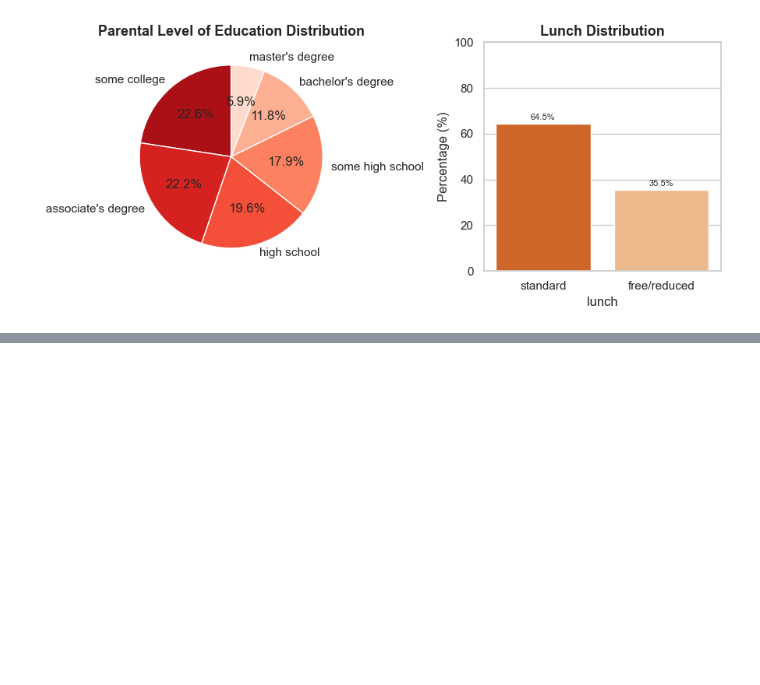
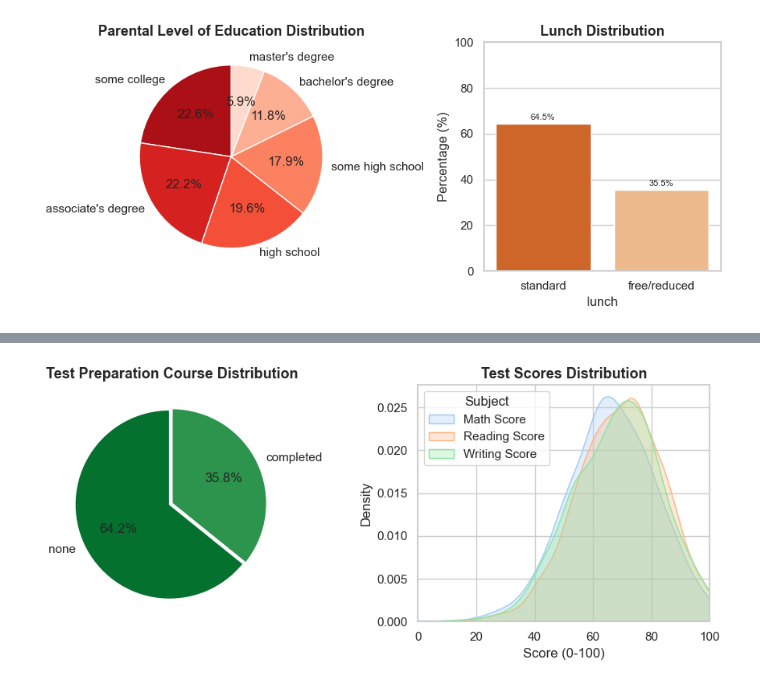
Before and after one commit to Rasul-Mushtaq/student-performance, a Jupyter notebook: Rdata.ipynb, the cells around one changed output, grey strips where cells are left out. Saved outputs shown, nothing was run; the diff lists cells and outputs as text; code cells hidden in the pictures; blank space fills up the shorter version.

Commit message:
visualized all the data

```diff
--- a/Rdata.ipynb
+++ b/Rdata.ipynb
@@ -184,0 +222,31 @@ plt.show()
+# %%
+sns.set_theme(style="whitegrid", palette="pastel")
+fig, axes = plt.subplots(1, 2, figsize=(9, 4))
+
+course_counts = df["test preparation course"].value_counts()
+
+axes[0].pie(
+    course_counts.values,
+    labels=course_counts.index,
+    autopct="%.1f%%",
+    colors=sns.color_palette("Greens_r"),
+    startangle=90,
+    explode=(0.03, 0),
+)
+axes[0].set_title("Test Preparation Course Distribution", fontsize=13, fontweight="bold")
+
+score_cols = ["math score", "reading score", "writing score"]
+for col in score_cols:
+    sns.kdeplot(
+        df[col], ax=axes[1], label=col.title(), fill=True, alpha=0.3
+    )
+axes[1].set_title("Test Scores Distribution", fontsize=13, fontweight="bold")
+axes[1].set_xlabel("Score (0-100)")
+axes[1].set_ylabel("Density")
+axes[1].set_xlim(0, 100)
+axes[1].legend(title="Subject")
+
+plt.tight_layout()
+plt.show()
+# %% [output]
+[figure, added]
```
Also changed, not shown: parts of 2 cells of this notebook.
